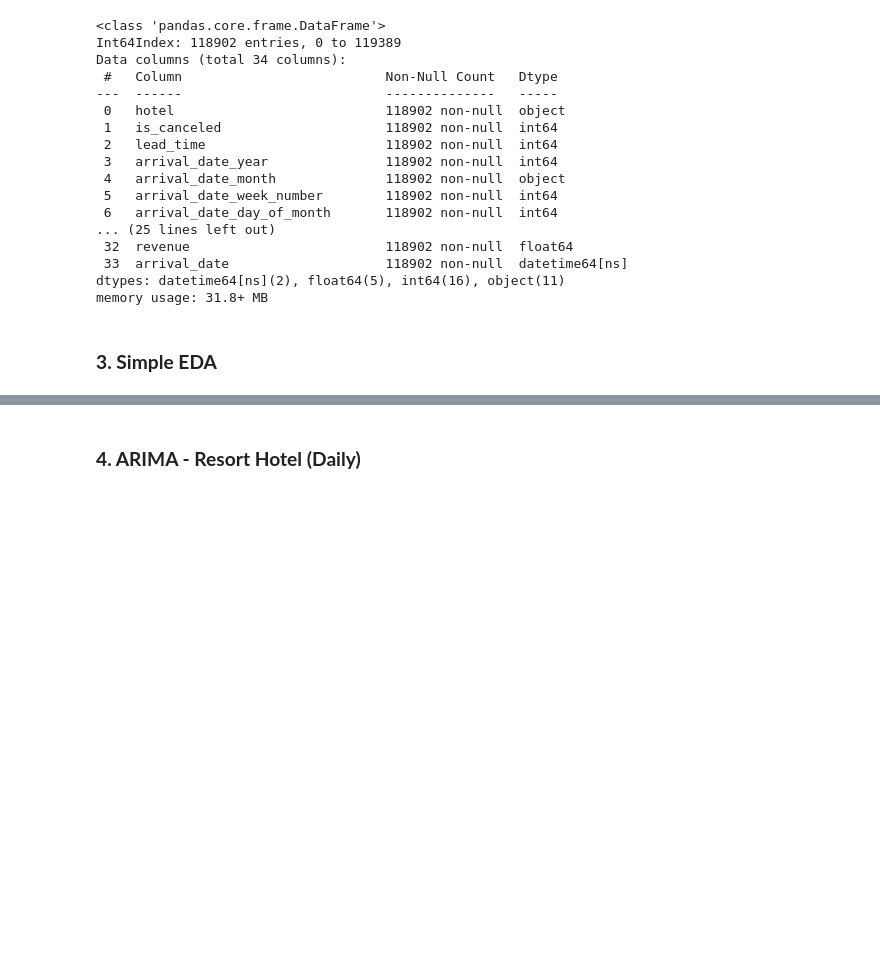
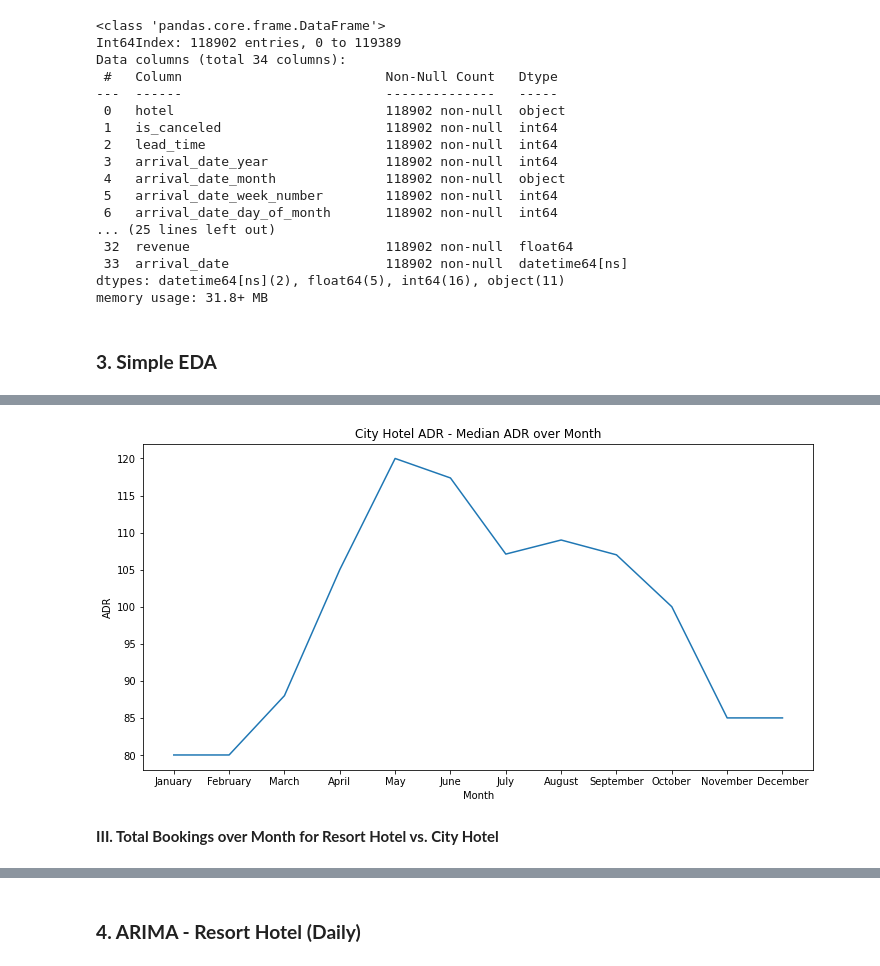
Before and after one commit to technocrat13/project_hospitality, a Jupyter notebook: Project - Upper Funnel - Time Series Forecasting for Revenue.ipynb, the cells around one changed output, grey strips where cells are left out. Drawn from its saved outputs; the diff is of its cells as text; code cells hidden in the pictures; blank space fills up the shorter version.

```diff
--- a/Project - Upper Funnel - Time Series Forecasting for Revenue.ipynb
+++ b/Project - Upper Funnel - Time Series Forecasting for Revenue.ipynb
@@ -127,0 +250,18 @@ memory usage: 31.8+ MB
+# %%
+# City Hotel ADR
+
+fig, ax = plt.subplots(figsize=(12, 6))
+
+sns.color_palette("viridis", as_cmap=True)
+sns.lineplot(data=df_cleaned[df_cleaned['hotel']=='City Hotel'].groupby(by='arrival_date_month')['adr'].median().sort_index(key = lambda x: pd.Categorical(x,categories=months,ordered=True)))
+
+ax.set_title('City Hotel ADR - Median ADR over Month')
+ax.set_xlabel('Month')
+ax.set_ylabel('ADR')
+
+
+plt.show()
+# %% [output]
+[figure, added]
+# %% [markdown]
+__III. Total Bookings over Month for Resort Hotel vs. City Hotel__
```
Also changed, not shown: parts of 27 cells of this notebook.
